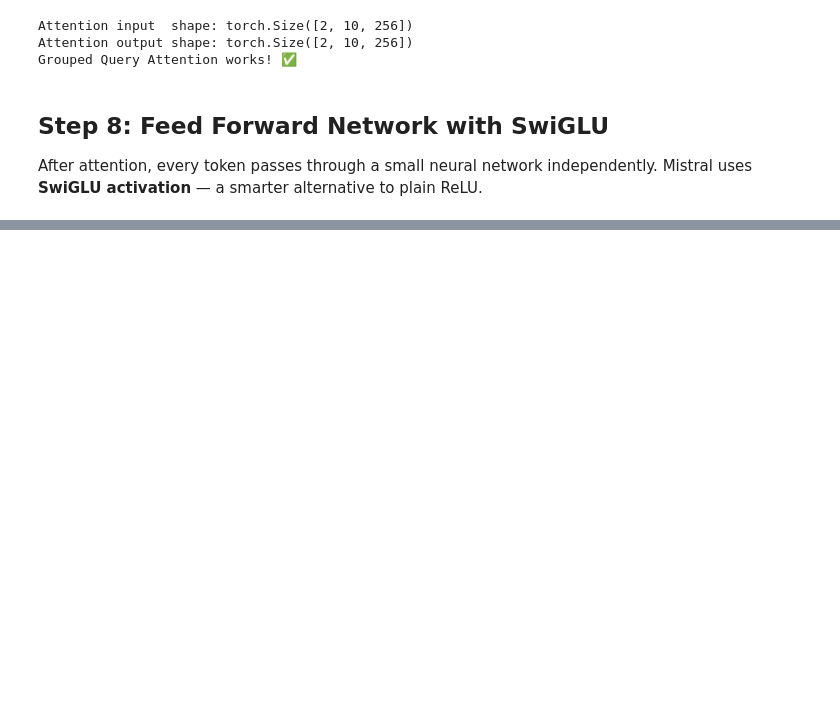
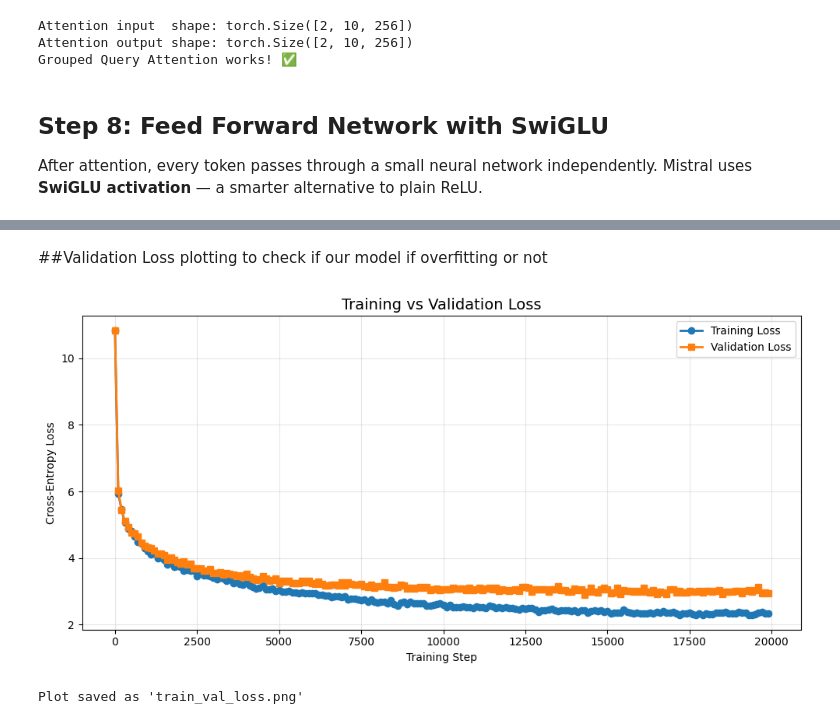
Before and after one commit to pritika-v/Mistral-large_from-scratch, a Jupyter notebook: MISTRAL_LARGE_FROM_SCRATCH.ipynb, the cells around one changed output, grey strips where cells are left out. Cells and saved outputs as stored; diff of their text form; code cells hidden in the pictures; blank space fills up the shorter version.

```diff
--- a/MISTRAL_LARGE_FROM_SCRATCH.ipynb
+++ b/MISTRAL_LARGE_FROM_SCRATCH.ipynb
@@ -412,0 +1248,37 @@ Mistral uses **SwiGLU activation** — a smarter alternative to plain ReLU.
+# %% [markdown]
+##Validation Loss plotting to check if our model if overfitting or not
+# %%
+import matplotlib.pyplot as plt
+
+plt.figure(figsize=(10,5))
+
+plt.plot(
+    eval_steps,
+    train_eval_losses,
+    marker='o',
+    linewidth=2,
+    label="Training Loss"
+)
+
+plt.plot(
+    eval_steps,
+    val_eval_losses,
+    marker='s',
+    linewidth=2,
+    label="Validation Loss"
+)
+
+plt.title("Training vs Validation Loss", fontsize=14)
+plt.xlabel("Training Step")
+plt.ylabel("Cross-Entropy Loss")
+plt.grid(alpha=0.3)
+plt.legend()
+plt.tight_layout()
+
+plt.savefig("train_val_loss.png", dpi=150)
+plt.show()
+
+print("Plot saved as 'train_val_loss.png'")
+# %% [output]
+[figure, added]
+Plot saved as 'train_val_loss.png'
```
Also changed, not shown: parts of 34 cells of this notebook.
